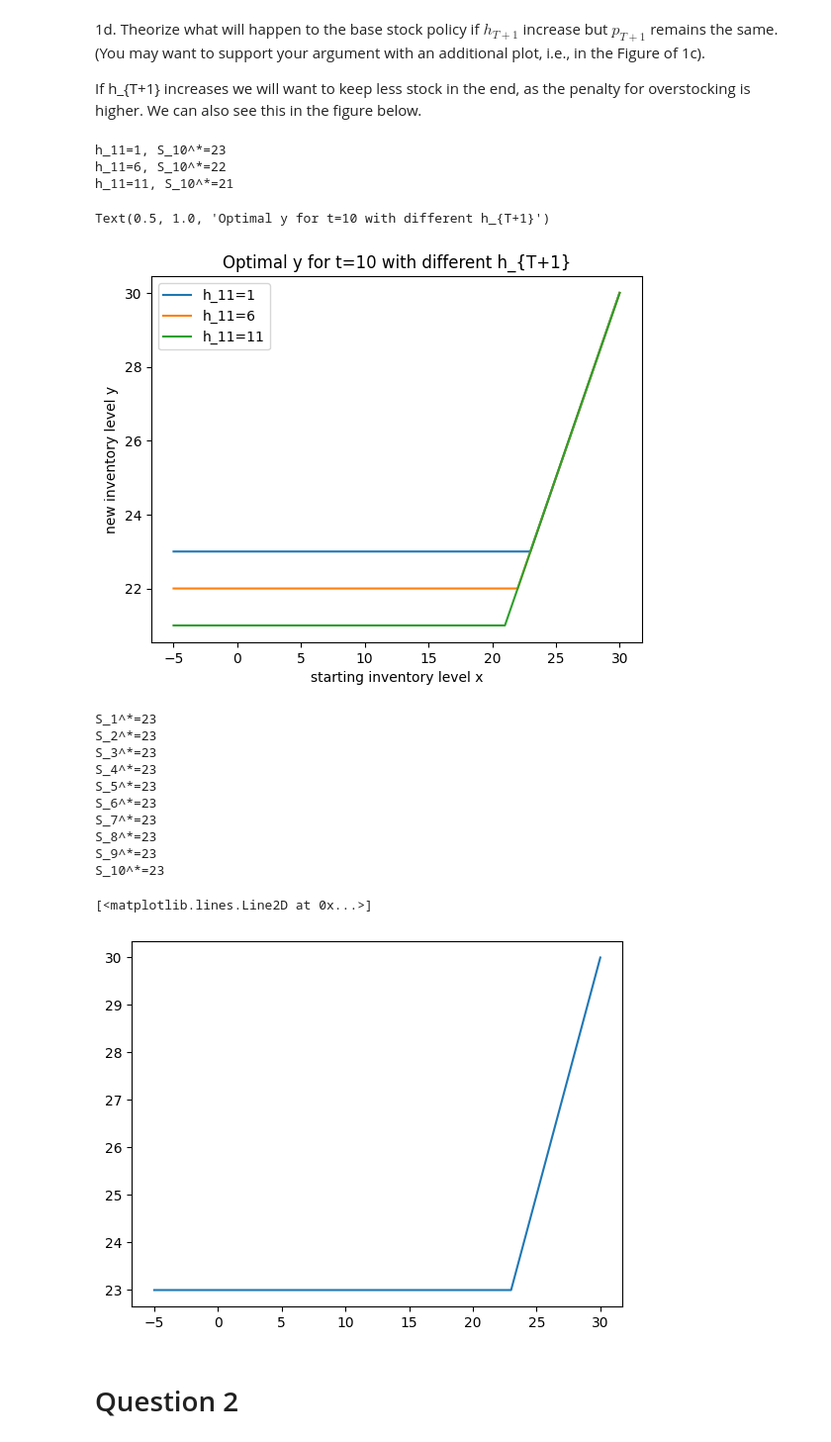
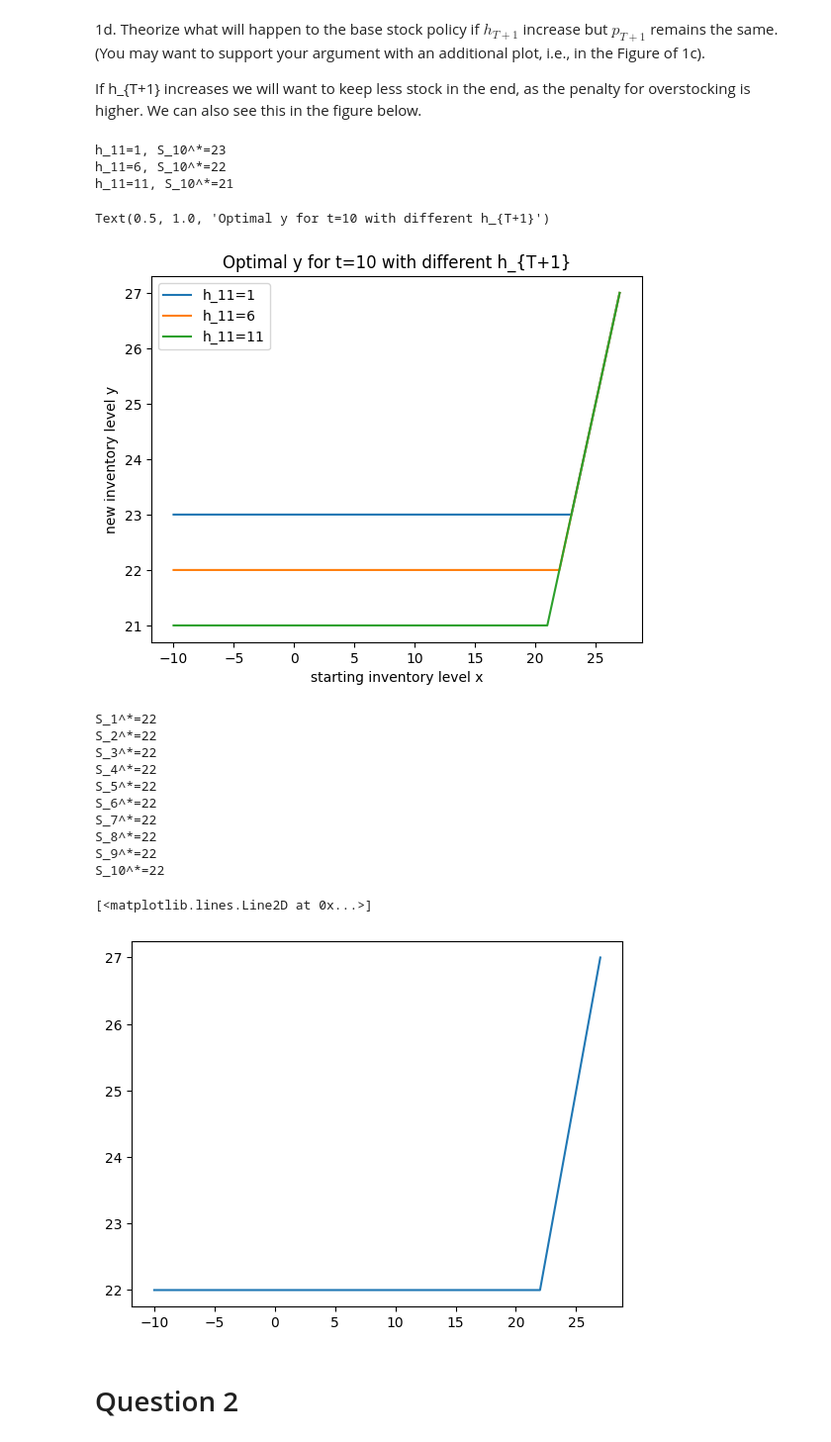
Before and after one commit to AlbinLind/Supply-Chain, a Jupyter notebook: week_3/homework3.ipynb, the cells around one changed output. Shown at 99% size. Saved outputs shown, nothing was run; the diff lists cells and outputs as text; code cells hidden in the pictures.

```diff
--- a/week_3/homework3.ipynb
+++ b/week_3/homework3.ipynb
@@ -33,4 +33,4 @@ n = 27
 
 binomial_pdf = {x: binom.pmf(x, n, p_hat) for x in range(n + 1)}
 
-x_range = np.array(range(-5, 31))
+x_range = np.array(range(-10, 27 + 1))
@@ -120,16 +52,16 @@ def get_dp(
 ):
     # Compute theta_{T+1}(x)
     theta = {T + 1: {x: h_t_plus_t * x if x >= 0 else -p_t_plus_t * x for x in x_range}}
-    theta.update({t: {} for t in range(1, T + 1)})
+    theta.update({t: dict() for t in range(1, T + 1)})
 
-    y_t = {t: {} for t in range(1, T + 1)}
+    y_t = {t: dict() for t in range(1, T + 1)}
 
     def g(y: int):
         n_y_bar = np.sum(
-            [(y - d) * binomial_pdf.get(d, 0) for d in range(0, max(y, 0))]
+            [(y - d) * binomial_pdf[d] for d in range(0, y)]
         )
         n_y = np.sum(
-            [(d - y) * binomial_pdf.get(d, 0) for d in range(max(y, 0), n + 1)]
+            [(d - y) * binomial_pdf[d] for d in range(y, n + 1)]
         )
         return h * n_y_bar + p * n_y
 
@@ -137,9 +69,9 @@ def get_dp(
         return np.sum(
             [
                 binomial_pdf[d]
-                * theta_t_plus_1.get(
-                    y - d, 0#h * (y - d) * (y - d > 0) + p * (d - y) * (d - y > 0)
-                )
+                * theta_t_plus_1[
+                    y - d
+                ]
                 for d in range(0, n + 1)
             ]
         )
@@ -152,11 +84,12 @@ def get_dp(
                 + c * (y - x)
                 + g(y)
                 + gamma * E_D_minus(theta[t + 1], y)
+                if (y-n) >= np.min(x_range) else np.inf
                 for y in x_range
-                if y >= x
+                if y >=x
             ]
             theta[t][x] = np.min(min_list)
-            y_t[t][x] = np.argmin(min_list) + x
+            y_t[t][x] = np.argmin(min_list) +x
 
     return theta, y_t
 # %% [markdown]
@@ -208,25 +141,26 @@ h_11=1, S_10^*=23
 h_11=6, S_10^*=22
 h_11=11, S_10^*=21
 Text(0.5, 1.0, 'Optimal y for t=10 with different h_{T+1}')
-[figure, old version]
+[figure, new version]
 # %%
-theta, y_t = get_dp(gamma=0.5)
+# Setting a lower gamme results in a smaller value for S_t^*
+theta, y_t = get_dp(gamma=0.0)
 for t in range(1, T + 1):
     print(f"S_{t}^*={y_t[t][np.min(x_range)]}")
 plt.plot(x_range, [y_t[7][x] for x in x_range])
 # %% [output]
-S_1^*=23
-S_2^*=23
-S_3^*=23
-S_4^*=23
-S_5^*=23
-S_6^*=23
-S_7^*=23
-S_8^*=23
-S_9^*=23
-S_10^*=23
+S_1^*=22
+S_2^*=22
+S_3^*=22
+S_4^*=22
+S_5^*=22
+S_6^*=22
+S_7^*=22
+S_8^*=22
+S_9^*=22
+S_10^*=22
 [<matplotlib.lines.Line2D at 0x...>]
-[figure, old version]
+[figure, new version]
 # %% [markdown]
 # Question 2
 # %% [markdown]
```
Also changed, not shown: parts of 7 cells of this notebook.
